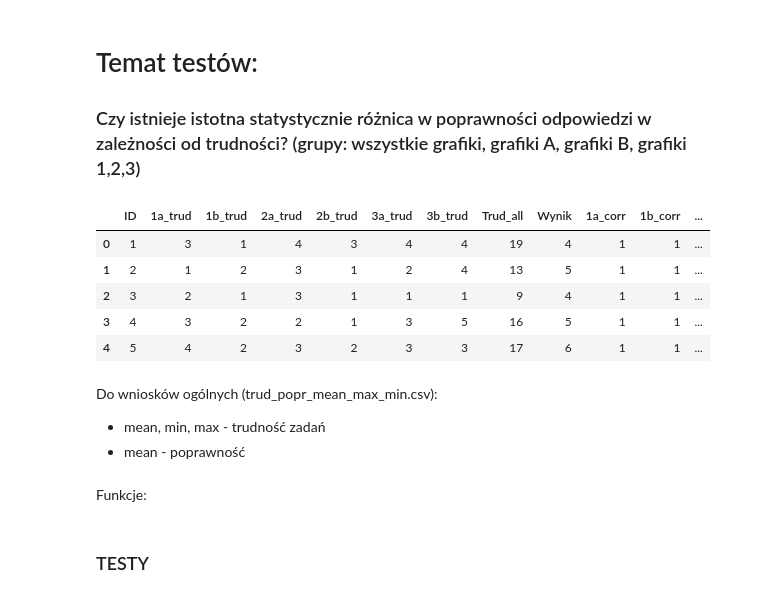
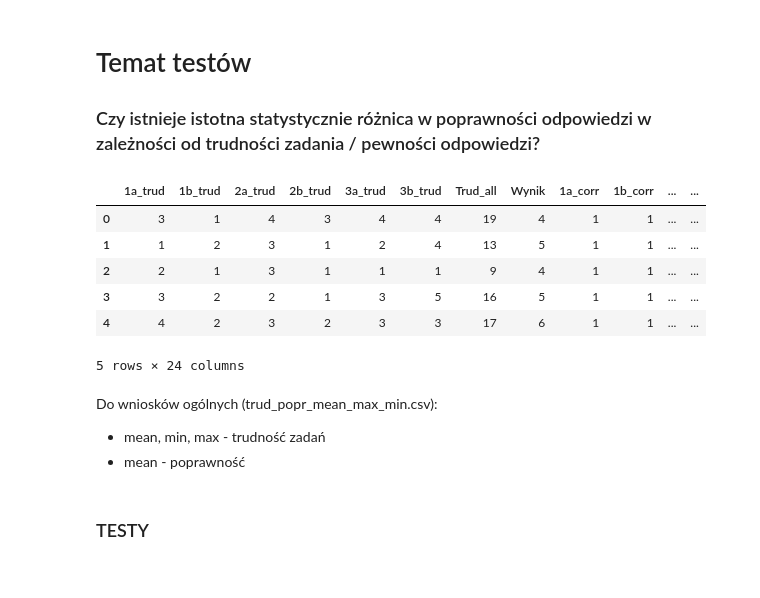
Before and after one commit to MartaSolarz/Master_thesis, a Jupyter notebook: statistical_tests/1_poprawnosc_vs_trudnosc.ipynb, the cells around one changed output. Drawn from its saved outputs; the diff is of its cells as text; code cells hidden in the pictures.

```diff
--- a/statistical_tests/poprawnosc_vs_trudnosc.ipynb
+++ b/statistical_tests/1_poprawnosc_vs_trudnosc.ipynb
@@ -1,6 +1,6 @@
 # %% [markdown]
-# Temat testów:
-### Czy istnieje istotna statystycznie różnica w poprawności odpowiedzi w zależności od trudności? (grupy: wszystkie grafiki, grafiki A, grafiki B, grafiki 1,2,3)
+# Temat testów
+### Czy istnieje istotna statystycznie różnica w poprawności odpowiedzi w zależności od trudności zadania / pewności odpowiedzi?
 # %%
 from scipy import stats
 import pandas as pd
@@ -9,16 +11,40 @@ import numpy as np
 # %%
 df_answers = pd.read_csv(
     '/Users/martasolarz/Studies/Thesis/data/correctness.csv',
-    usecols=['ID', '1a_corr', '1b_corr', '2a_corr', '2b_corr', '3a_corr', '3b_corr', '1a_trud', '1b_trud', '2a_trud', '2b_trud', '3a_trud', '3b_trud', 'Wynik', 'Trud_all']
+    usecols=['1a_corr', '1b_corr', '2a_corr', '2b_corr', '3a_corr', '3b_corr', '1a_trud', '1b_trud', '2a_trud', '2b_trud', '3a_trud', '3b_trud', 'Wynik', 'Trud_all']
 )
+
+a = df_answers[['1a_corr', '2a_corr', '3a_corr']]
+b = df_answers[['1b_corr', '2b_corr', '3b_corr']]
+df_answers['SumCorr_a'] = a.apply(lambda x: x.sum(), axis=1)
+df_answers['SumCorr_b'] = b.apply(lambda x: x.sum(), axis=1)
+gr1 = df_answers[['1a_corr', '1b_corr']]
+gr2 = df_answers[['2a_corr', '2b_corr']]
+gr3 = df_answers[['3a_corr', '3b_corr']]
+df_answers['SumCorr_1'] = gr1.apply(lambda x: x.sum(), axis=1)
+df_answers['SumCorr_2'] = gr2.apply(lambda x: x.sum(), axis=1)
+df_answers['SumCorr_3'] = gr3.apply(lambda x: x.sum(), axis=1)
+
+a = df_answers[['1a_trud', '2a_trud', '3a_trud']]
+b = df_answers[['1b_trud', '2b_trud', '3b_trud']]
+df_answers['SumTrud_a'] = a.apply(lambda x: x.sum(), axis=1)
+df_answers['SumTrud_b'] = b.apply(lambda x: x.sum(), axis=1)
+gr1 = df_answers[['1a_trud', '1b_trud']]
+gr2 = df_answers[['2a_trud', '2b_trud']]
+gr3 = df_answers[['3a_trud', '3b_trud']]
+df_answers['SumTrud_1'] = gr1.apply(lambda x: x.sum(), axis=1)
+df_answers['SumTrud_2'] = gr2.apply(lambda x: x.sum(), axis=1)
+df_answers['SumTrud_3'] = gr3.apply(lambda x: x.sum(), axis=1)
+
 df_answers.head()
 # %% [output]
-|  | ID | 1a_trud | 1b_trud | 2a_trud | 2b_trud | 3a_trud | 3b_trud | Trud_all | Wynik | 1a_corr | 1b_corr | ... |
-| 0 | 1 | 3 | 1 | 4 | 3 | 4 | 4 | 19 | 4 | 1 | 1 | ... |
-| 1 | 2 | 1 | 2 | 3 | 1 | 2 | 4 | 13 | 5 | 1 | 1 | ... |
-| 2 | 3 | 2 | 1 | 3 | 1 | 1 | 1 | 9 | 4 | 1 | 1 | ... |
-| 3 | 4 | 3 | 2 | 2 | 1 | 3 | 5 | 16 | 5 | 1 | 1 | ... |
-| 4 | 5 | 4 | 2 | 3 | 2 | 3 | 3 | 17 | 6 | 1 | 1 | ... |
+|  | 1a_trud | 1b_trud | 2a_trud | 2b_trud | 3a_trud | 3b_trud | Trud_all | Wynik | 1a_corr | 1b_corr | ... | ... |
+| 0 | 3 | 1 | 4 | 3 | 4 | 4 | 19 | 4 | 1 | 1 | ... | ... |
+| 1 | 1 | 2 | 3 | 1 | 2 | 4 | 13 | 5 | 1 | 1 | ... | ... |
+| 2 | 2 | 1 | 3 | 1 | 1 | 1 | 9 | 4 | 1 | 1 | ... | ... |
+| 3 | 3 | 2 | 2 | 1 | 3 | 5 | 16 | 5 | 1 | 1 | ... | ... |
+| 4 | 4 | 2 | 3 | 2 | 3 | 3 | 17 | 6 | 1 | 1 | ... | ... |
+5 rows × 24 columns
 # %% [markdown]
 Do wniosków ogólnych (trud_popr_mean_max_min.csv):
 - mean, min, max - trudność zadań
@@ -31,5 +57,3 @@ result_df = pd.DataFrame({
 })
 
 result_df.to_csv('../results/t1/trud_popr_mean_max_min.csv', index=True)
-# %% [markdown]
-Funkcje:
```
Also changed, not shown: parts of 48 cells of this notebook, 7 other files.
